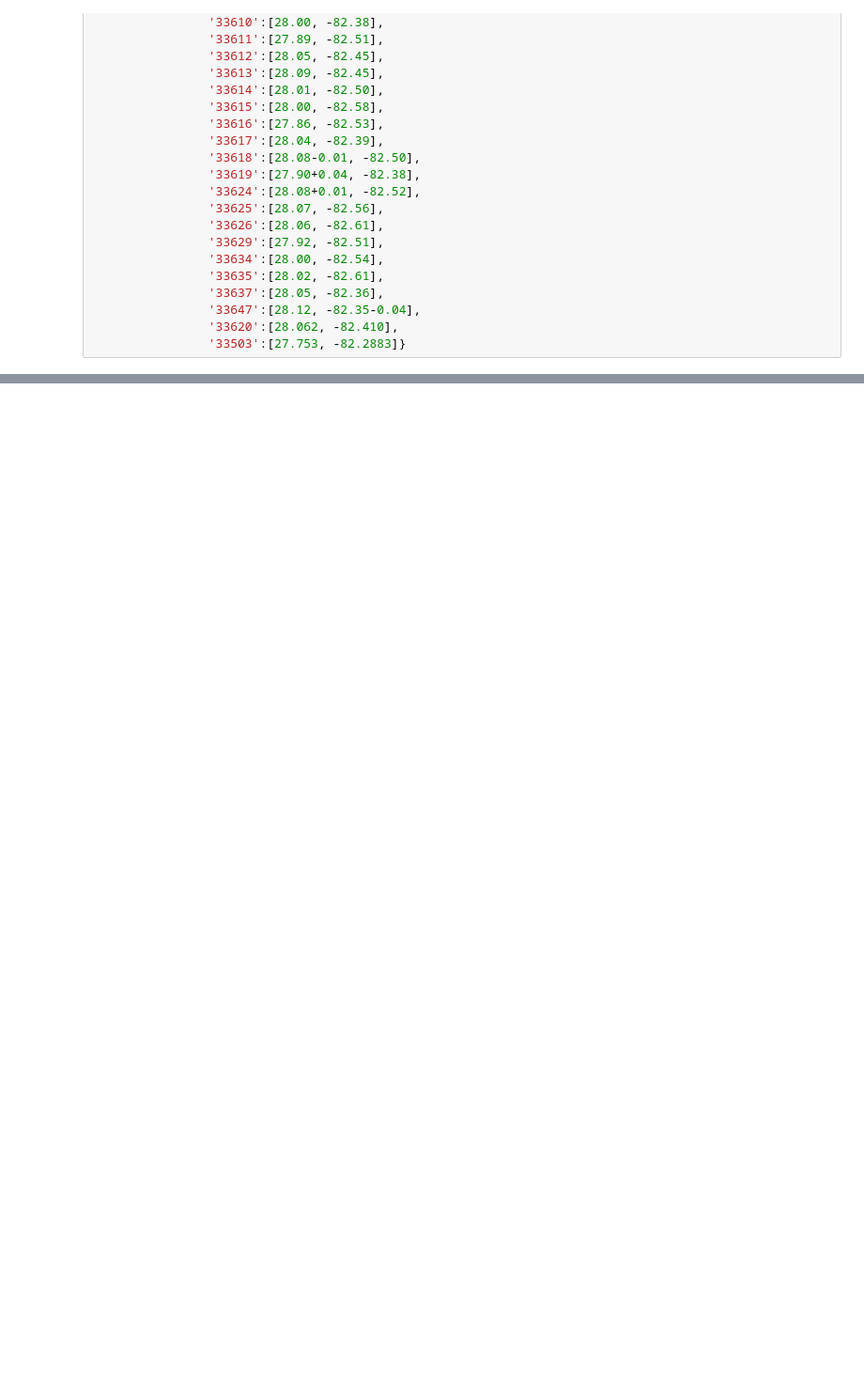
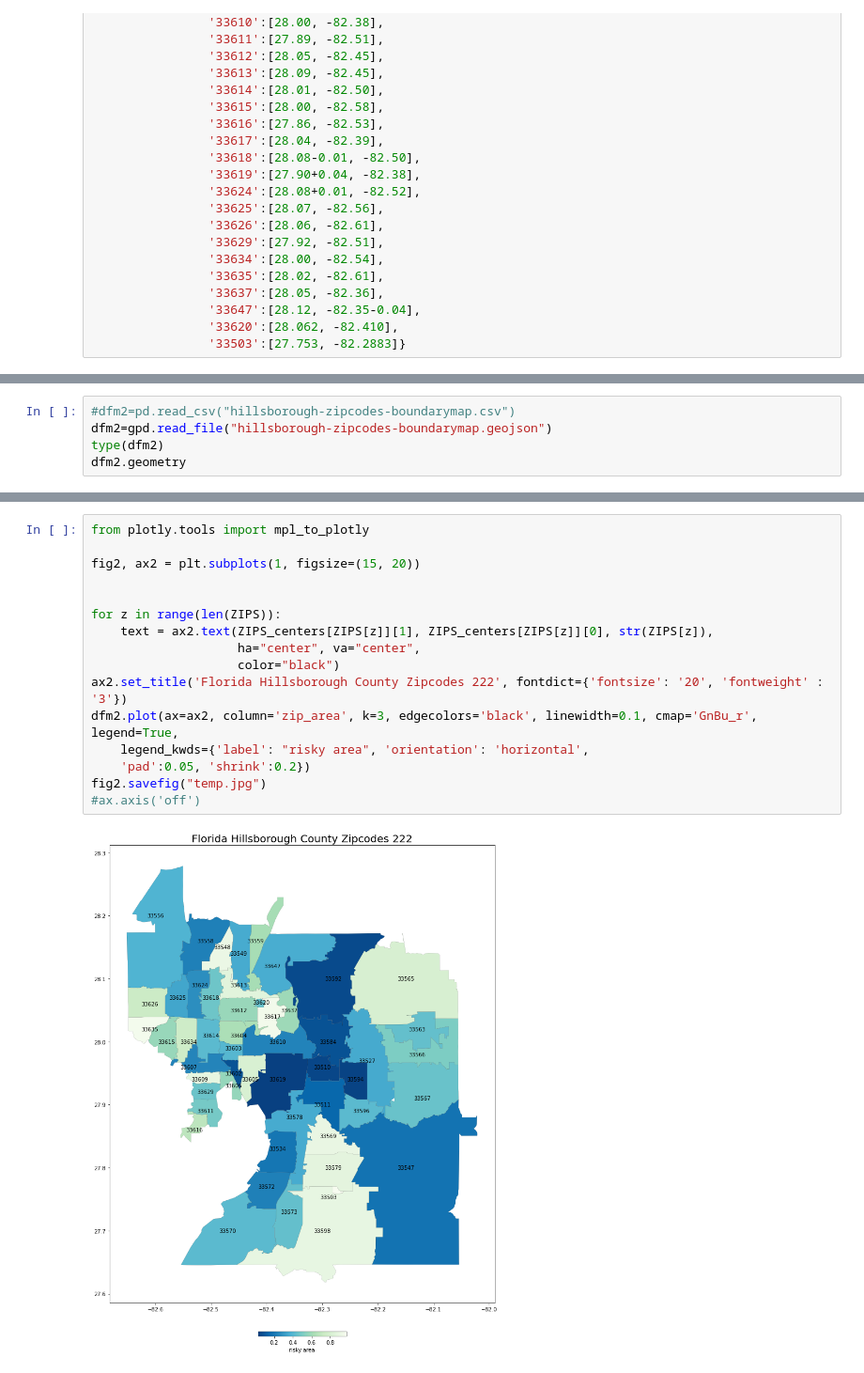
Before and after one commit to EdwinMichaelLab/ABM-dashboard, a Jupyter notebook: florida-zipcodes.ipynb, the cells around one changed output, grey strips where cells are left out. Shown at 94% size. Saved outputs shown, nothing was run; the diff lists cells and outputs as text; blank space fills up the shorter version.

Commit message:
working risky zipcodes map

```diff
--- a/florida-zipcodes.ipynb
+++ b/florida-zipcodes.ipynb
@@ -199,0 +136,5 @@ for z in range(len(ZIPS)):
+# %%
+#dfm2=pd.read_csv("hillsborough-zipcodes-boundarymap.csv")
+dfm2=gpd.read_file("hillsborough-zipcodes-boundarymap.geojson")
+type(dfm2)
+dfm2.geometry
@@ -199,0 +159,18 @@ for z in range(len(ZIPS)):
+# %%
+from plotly.tools import mpl_to_plotly
+
+fig2, ax2 = plt.subplots(1, figsize=(15, 20))
+
+
+for z in range(len(ZIPS)):
+    text = ax2.text(ZIPS_centers[ZIPS[z]][1], ZIPS_centers[ZIPS[z]][0], str(ZIPS[z]),
+                    ha="center", va="center",
+                    color="black")
+ax2.set_title('Florida Hillsborough County Zipcodes 222', fontdict={'fontsize': '20', 'fontweight' : '3'})
+dfm2.plot(ax=ax2, column='zip_area', k=3, edgecolors='black', linewidth=0.1, cmap='GnBu_r', legend=True,
+    legend_kwds={'label': "risky area", 'orientation': 'horizontal',
+    'pad':0.05, 'shrink':0.2})
+fig2.savefig("temp.jpg")
+#ax.axis('off')
+# %% [output]
+[figure, added]
```
Also changed, not shown: parts of 9 cells of this notebook, 3 other files.
